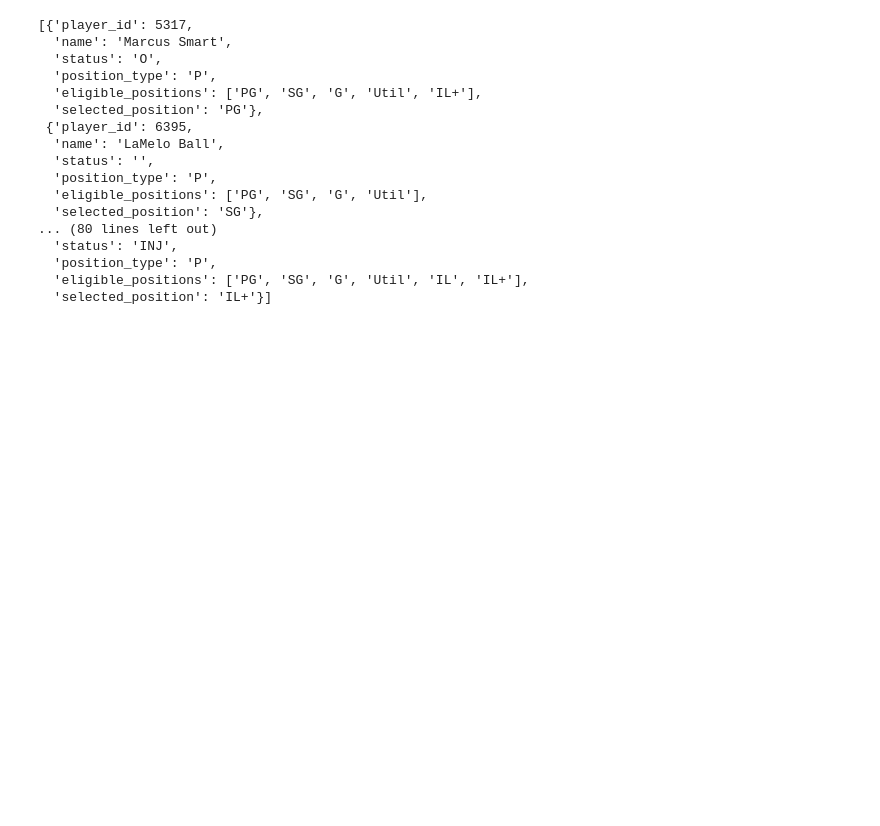
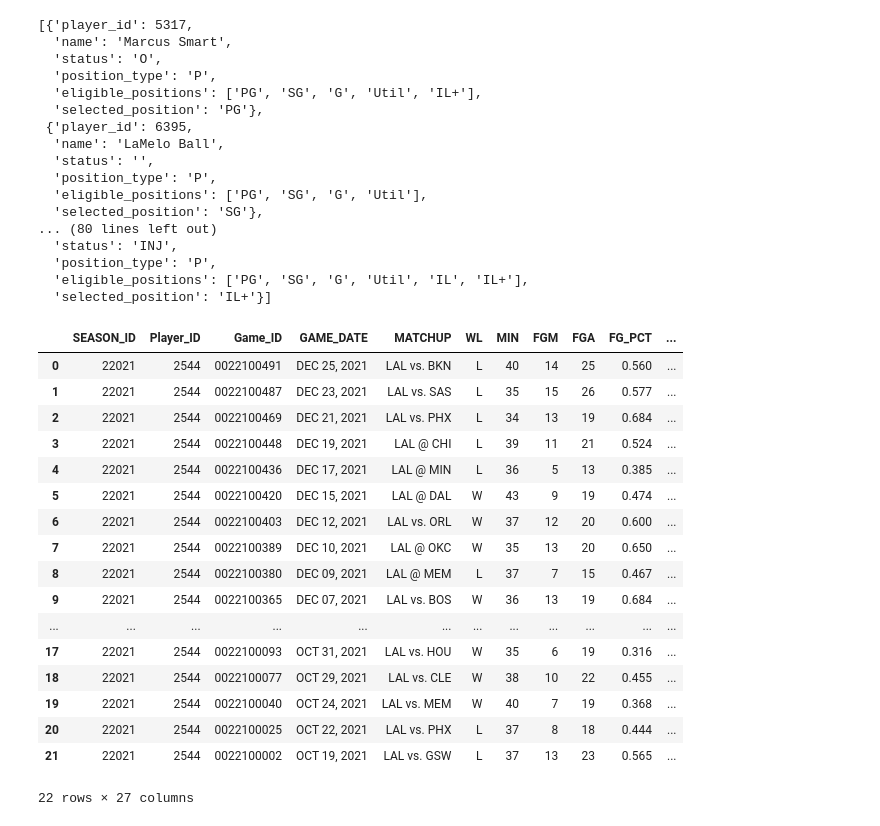
Before and after one commit to BenjaminBoughton/basketball_fantasy, a Jupyter notebook: initial_exploration.ipynb, the cells around one changed output. Drawn from its saved outputs; the diff is of its cells as text; code cells hidden in the pictures; blank space fills up the shorter version.

Commit message:
nba api for player data

```diff
--- a/initial_exploration.ipynb
+++ b/initial_exploration.ipynb
@@ -170,0 +186,40 @@ f.close()
+# %%
+# First we import the endpoint
+# We will be using pandas dataframes to manipulate the data
+from nba_api.stats.endpoints import playergamelog
+import pandas as pd
+
+#Call the API endpoint passing in lebron's ID & which season
+gamelog_bron = playergamelog.PlayerGameLog(player_id='2544', season = '2021')
+
+#Converts gamelog object into a pandas dataframe
+#can also convert to JSON or dictionary
+df_bron_games_2021 = gamelog_bron.get_data_frames()
+
+# If you want all seasons, you must import the SeasonAll parameter
+from nba_api.stats.library.parameters import SeasonAll
+
+gamelog_bron_all = playergamelog.PlayerGameLog(player_id='2544', season = SeasonAll.all)
+
+df_bron_games_all = gamelog_bron_all.get_data_frames()
+# %%
+df_bron_games_2021[0]
+# %% [output]
+|  | SEASON_ID | Player_ID | Game_ID | GAME_DATE | MATCHUP | WL | MIN | FGM | FGA | FG_PCT | ... |
+| 0 | 22021 | 2544 | 0022100491 | DEC 25, 2021 | LAL vs. BKN | L | 40 | 14 | 25 | 0.560 | ... |
+| 1 | 22021 | 2544 | 0022100487 | DEC 23, 2021 | LAL vs. SAS | L | 35 | 15 | 26 | 0.577 | ... |
+| 2 | 22021 | 2544 | 0022100469 | DEC 21, 2021 | LAL vs. PHX | L | 34 | 13 | 19 | 0.684 | ... |
+| 3 | 22021 | 2544 | 0022100448 | DEC 19, 2021 | LAL @ CHI | L | 39 | 11 | 21 | 0.524 | ... |
+| 4 | 22021 | 2544 | 0022100436 | DEC 17, 2021 | LAL @ MIN | L | 36 | 5 | 13 | 0.385 | ... |
+| 5 | 22021 | 2544 | 0022100420 | DEC 15, 2021 | LAL @ DAL | W | 43 | 9 | 19 | 0.474 | ... |
+| 6 | 22021 | 2544 | 0022100403 | DEC 12, 2021 | LAL vs. ORL | W | 37 | 12 | 20 | 0.600 | ... |
+| 7 | 22021 | 2544 | 0022100389 | DEC 10, 2021 | LAL @ OKC | W | 35 | 13 | 20 | 0.650 | ... |
+| 8 | 22021 | 2544 | 0022100380 | DEC 09, 2021 | LAL @ MEM | L | 37 | 7 | 15 | 0.467 | ... |
+| 9 | 22021 | 2544 | 0022100365 | DEC 07, 2021 | LAL vs. BOS | W | 36 | 13 | 19 | 0.684 | ... |
+| ... | ... | ... | ... | ... | ... | ... | ... | ... | ... | ... | ... |
+| 17 | 22021 | 2544 | 0022100093 | OCT 31, 2021 | LAL vs. HOU | W | 35 | 6 | 19 | 0.316 | ... |
+| 18 | 22021 | 2544 | 0022100077 | OCT 29, 2021 | LAL vs. CLE | W | 38 | 10 | 22 | 0.455 | ... |
+| 19 | 22021 | 2544 | 0022100040 | OCT 24, 2021 | LAL vs. MEM | W | 40 | 7 | 19 | 0.368 | ... |
+| 20 | 22021 | 2544 | 0022100025 | OCT 22, 2021 | LAL vs. PHX | L | 37 | 8 | 18 | 0.444 | ... |
+| 21 | 22021 | 2544 | 0022100002 | OCT 19, 2021 | LAL vs. GSW | L | 37 | 13 | 23 | 0.565 | ... |
+22 rows × 27 columns
```
Also changed, not shown: parts of 5 cells of this notebook, 1 other file.
